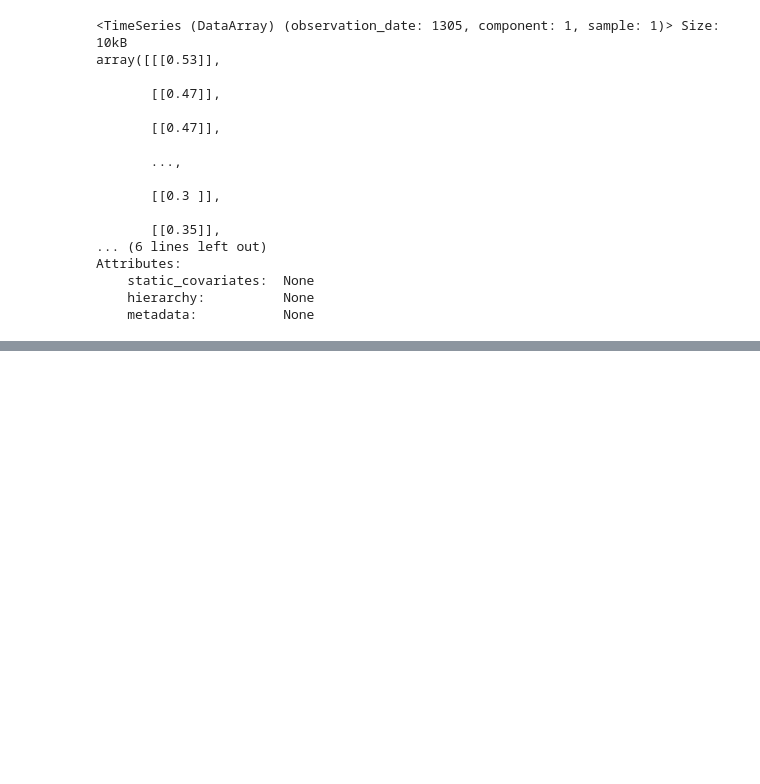
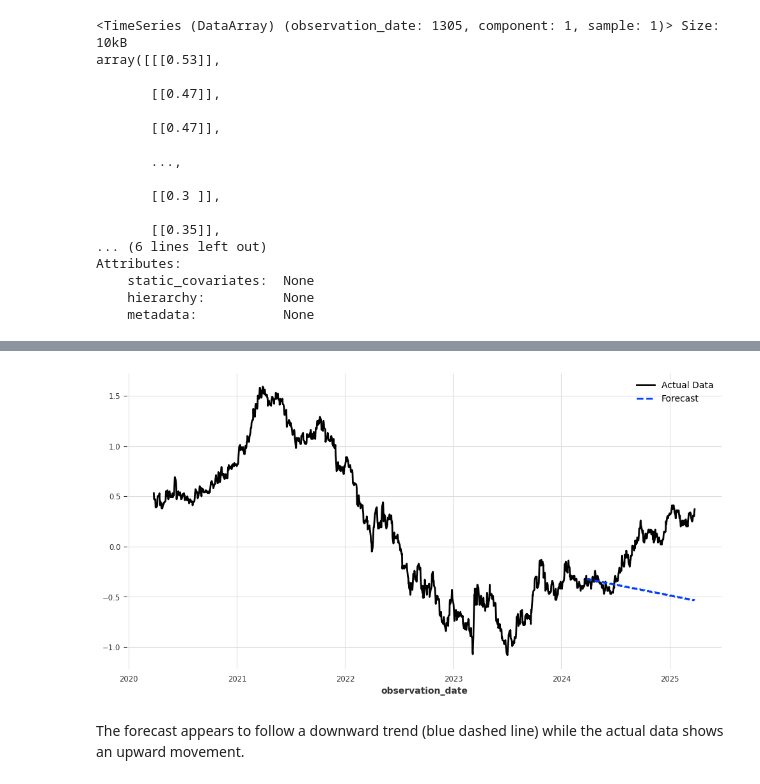
Before and after one commit to AnastasiiaDm/machine-learning, a Jupyter notebook: DZ_17_time_series/time_series.ipynb, the cells around one changed output, grey strips where cells are left out. Saved outputs shown, nothing was run; the diff lists cells and outputs as text; code cells hidden in the pictures; blank space fills up the shorter version.

```diff
--- a/DZ_17_time_series/time_series.ipynb
+++ b/DZ_17_time_series/time_series.ipynb
@@ -43,0 +30,3 @@ Drive already mounted at /content/drive; to attempt to forcibly remount, call dr
+# %%
+df = pd.read_csv('treasury.csv')
+df.head()
@@ -90,0 +147,3 @@ plt.show()
+# %%
+forecast_2 = model.predict(len(test))
+forecast_2
@@ -90,0 +168,10 @@ plt.show()
+# %%
+plt.figure(figsize=(12, 6))
+series.plot(label="Actual Data")
+forecast_2.plot(label="Forecast", linestyle="dashed")
+plt.legend()
+plt.show()
+# %% [output]
+[figure, added]
+# %% [markdown]
+The forecast appears to follow a downward trend (blue dashed line) while the actual data shows an upward movement.
```
Also changed, not shown: parts of 8 cells of this notebook.
